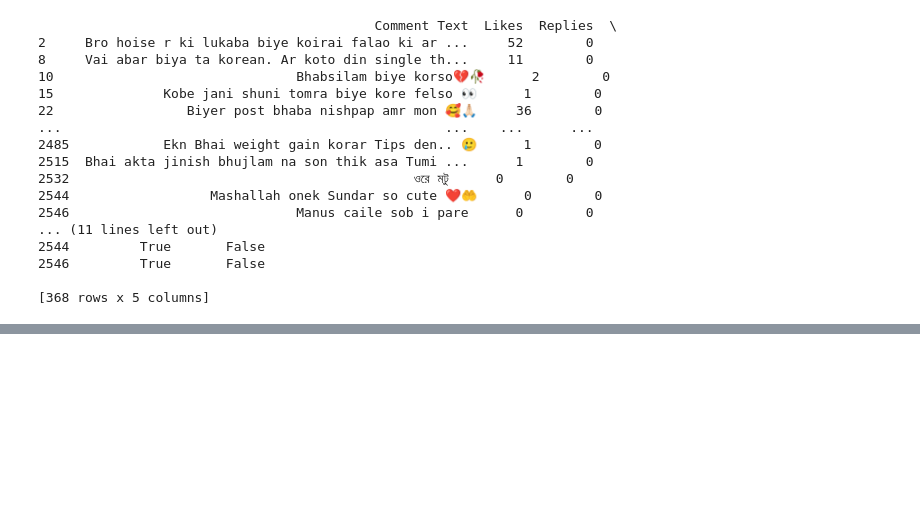
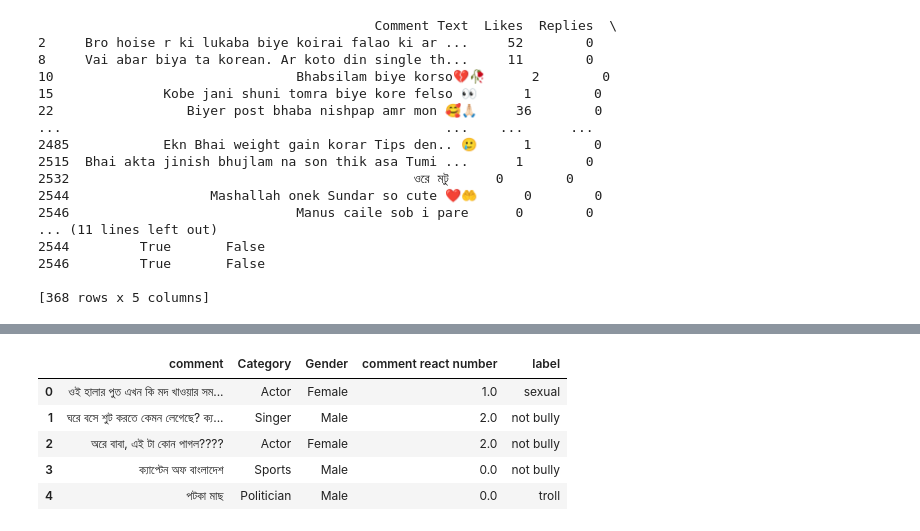
Before and after one commit to Nusrat-96/Bengali_data_analysi, a Jupyter notebook: data_analysis.ipynb, the cells around one changed output, grey strips where cells are left out. Drawn from its saved outputs; the diff is of its cells as text; code cells hidden in the pictures; blank space fills up the shorter version.

```diff
--- a/data_analysis.ipynb
+++ b/data_analysis.ipynb
@@ -77,0 +90,9 @@ df_kaggle = pd.read_excel("kaggle_comment.xlsx")
+# %%
+kaggle_dataset.head(5)
+# %% [output]
+|  | comment | Category | Gender | comment react number | label |
+| 0 | ওই হালার পুত এখন কি মদ খাওয়ার সম... | Actor | Female | 1.0 | sexual |
+| 1 | ঘরে বসে শুট করতে কেমন লেগেছে? ক্য... | Singer | Male | 2.0 | not bully |
+| 2 | অরে বাবা, এই টা কোন পাগল???? | Actor | Female | 2.0 | not bully |
+| 3 | ক্যাপ্টেন অফ বাংলাদেশ | Sports | Male | 0.0 | not bully |
+| 4 | পটকা মাছ | Politician | Male | 0.0 | troll |
```
Also changed, not shown: parts of 7 cells of this notebook, 1 other file.
